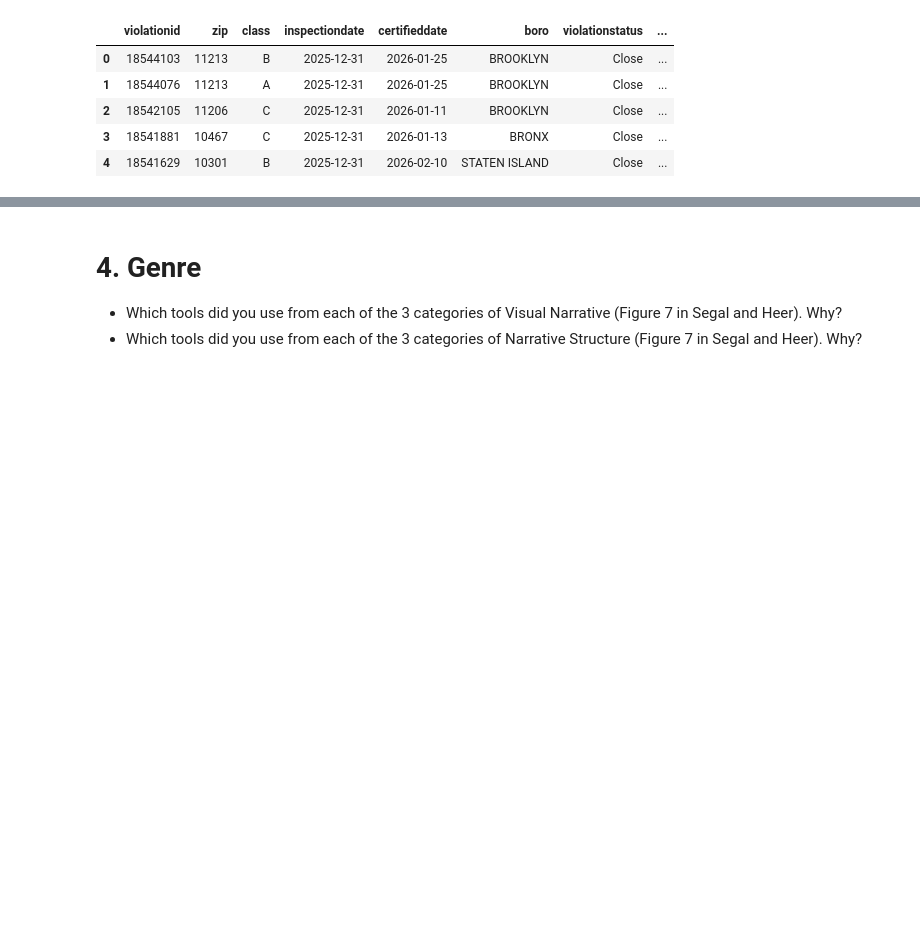
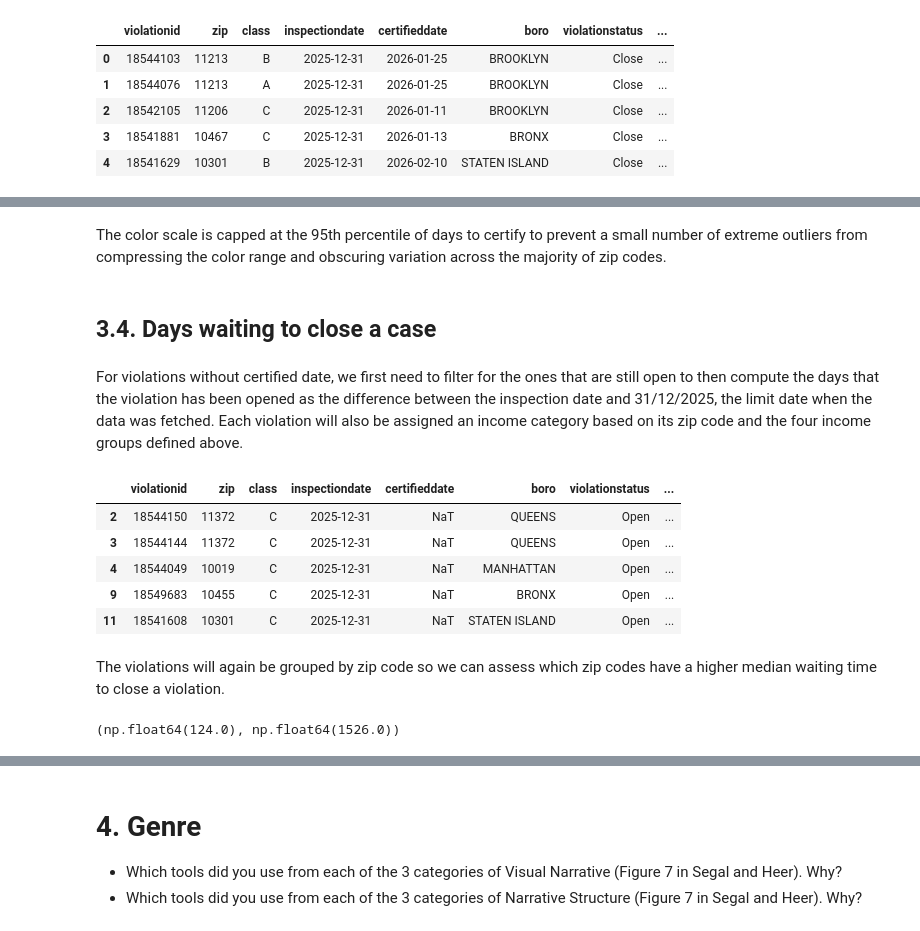
Before and after one commit to mariatmvendas/sdata_project, a Jupyter notebook: final_notebook.ipynb, the cells around one changed output, grey strips where cells are left out. Cells and saved outputs as stored; diff of their text form; code cells hidden in the pictures; blank space fills up the shorter version.

```diff
--- a/final_notebook.ipynb
+++ b/final_notebook.ipynb
@@ -827,0 +840,2 @@ df_cert.head()
+# %% [markdown]
+The color scale is capped at the 95th percentile of days to certify to prevent a small number of extreme outliers from compressing the color range and obscuring variation across the majority of zip codes.
@@ -827,0 +898,27 @@ df_cert.head()
+# %% [markdown]
+## 3.4. Days waiting to close a case
+# %% [markdown]
+For violations without certified date, we first need to filter for the ones that are still open to then  compute the days that the violation has been opened as the difference between the inspection date and 31/12/2025, the limit date when the data was fetched. Each violation will also be assigned an income category based on its zip code and the four income groups defined above.
+# %%
+df_nan = df_violations[df_violations["certifieddate"].isna()]
+df_nan = df_nan.merge(df_income[['zipcode', 'income_cat']], left_on='zip',  right_on='zipcode', how='left').drop(columns='zipcode')
+
+df_open = df_nan[df_nan["violationstatus"]=="Open"]
+df_open["days_open"] = (pd.to_datetime("2025-12-31") - df_open["inspectiondate"]).dt.days
+df_open.head()
+# %% [output]
+|  | violationid | zip | class | inspectiondate | certifieddate | boro | violationstatus | ... |
+| 2 | 18544150 | 11372 | C | 2025-12-31 | NaT | QUEENS | Open | ... |
+| 3 | 18544144 | 11372 | C | 2025-12-31 | NaT | QUEENS | Open | ... |
+| 4 | 18544049 | 10019 | C | 2025-12-31 | NaT | MANHATTAN | Open | ... |
+| 9 | 18549683 | 10455 | C | 2025-12-31 | NaT | BRONX | Open | ... |
+| 11 | 18541608 | 10301 | C | 2025-12-31 | NaT | STATEN ISLAND | Open | ... |
+# %% [markdown]
+The violations will again be grouped by zip code so we can assess which zip codes have a higher median waiting time to close a violation.
+# %%
+open_zip = df_open.groupby("zip")["days_open"].median().reset_index()
+min_range=open_zip["days_open"].min()
+max_range=open_zip["days_open"].max()
+min_range, max_range
+# %% [output]
+(np.float64(124.0), np.float64(1526.0))
```
Also changed, not shown: parts of 24 cells of this notebook, 1 other file.
